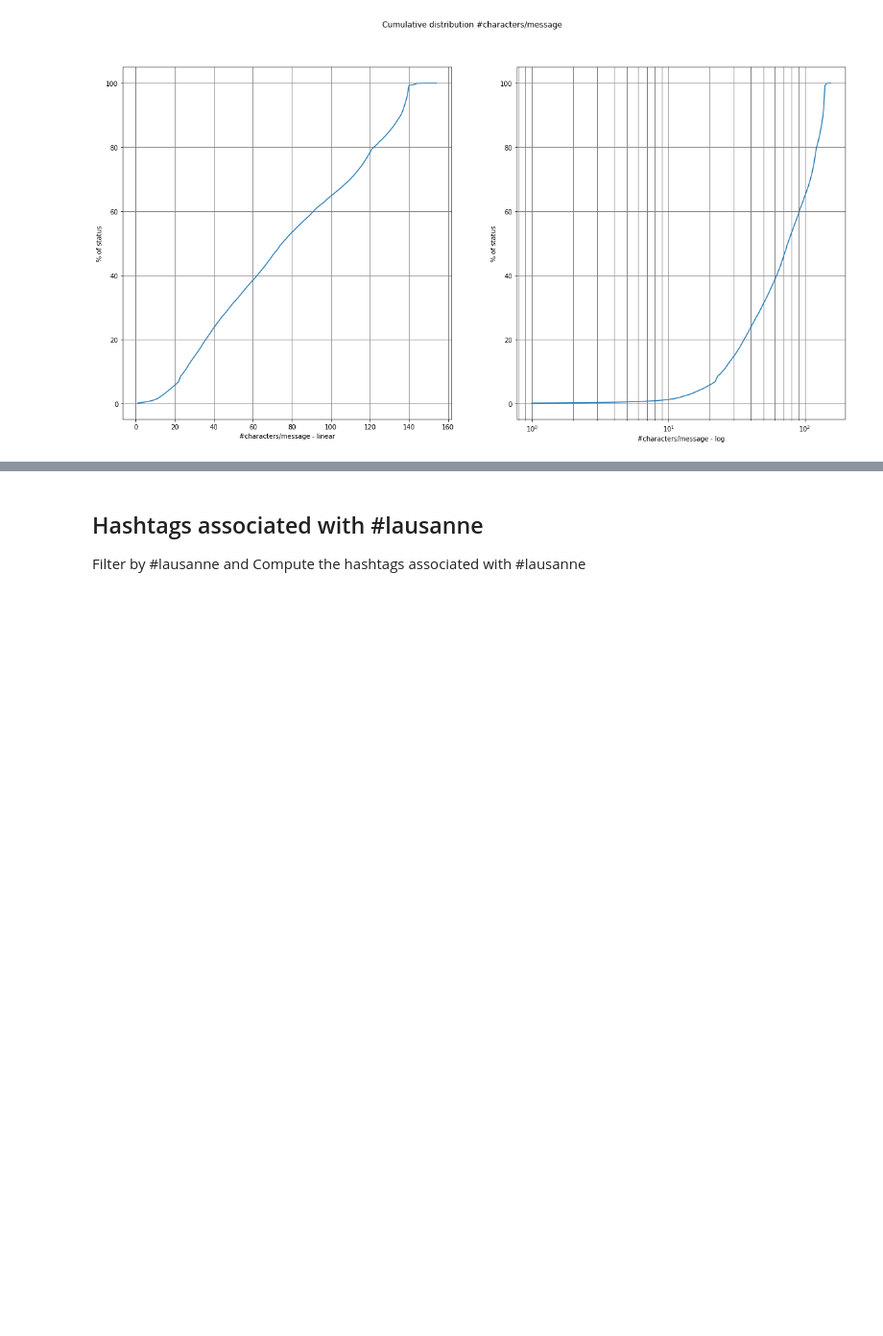
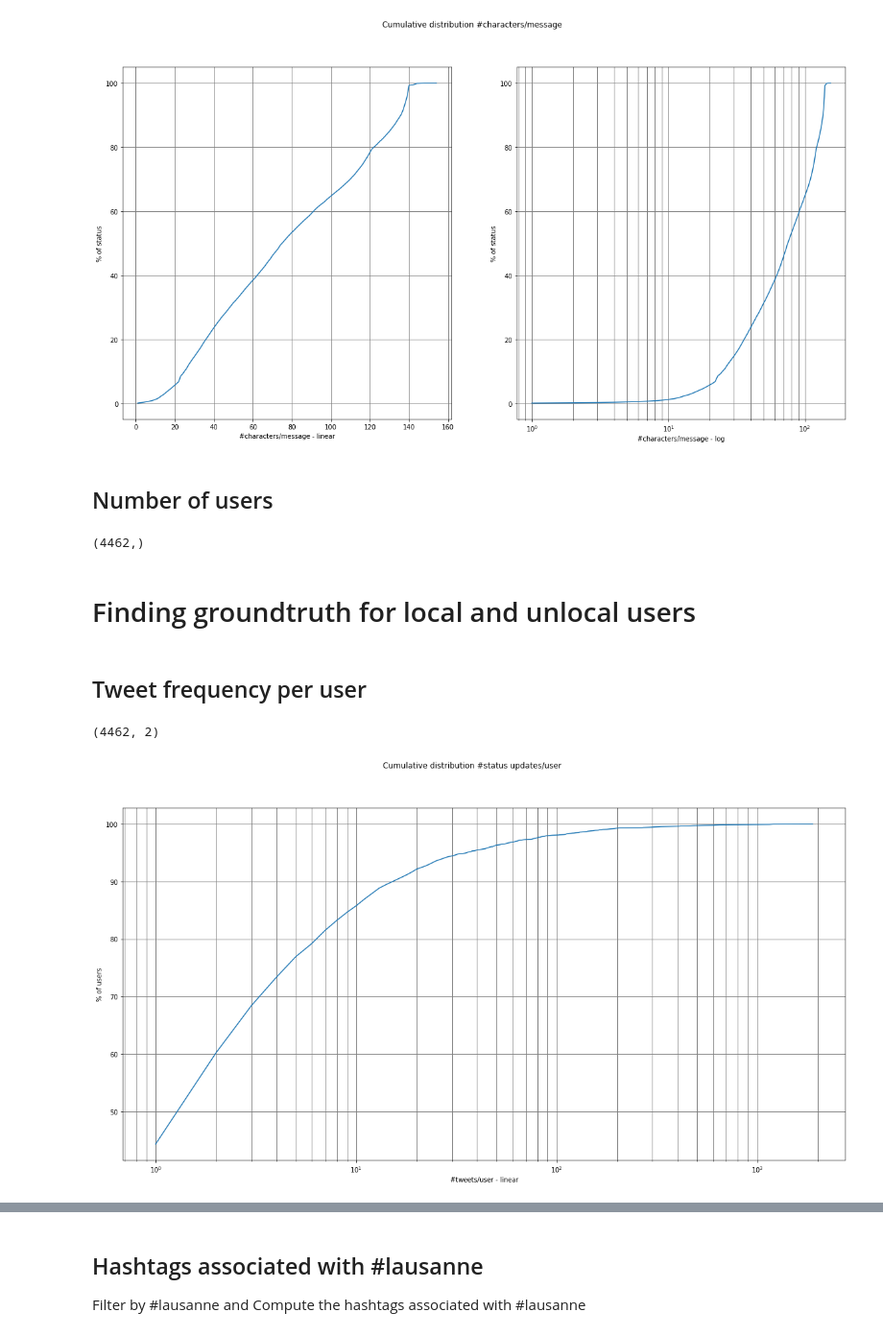
Before and after one commit to valstrl/CSM-project, a Jupyter notebook: CSM-project.ipynb, the cells around one changed output, grey strips where cells are left out. Shown at 96% size. Drawn from its saved outputs; the diff is of its cells as text; code cells hidden in the pictures; blank space fills up the shorter version.

```diff
--- a/CSM-project.ipynb
+++ b/CSM-project.ipynb
@@ -117,3 +121,32 @@ ax2.set_ylabel('% of status')
 ax2.grid(color='grey', linestyle='-', linewidth=1, axis='both', which='both')
 # %% [output]
 [figure]
+# %% [markdown]
+## Number of users
+# %%
+data['user_id'].unique().shape
+# %% [output]
+(4462,)
+# %% [markdown]
+# Finding groundtruth for local and unlocal users
+# %% [markdown]
+## Tweet frequency per user
+# %%
+tweet_freq= data.groupby(by='user_id').count()
+tweet_freq=tweet_freq['_id']
+tweet_freq=tweet_freq.reset_index().rename(columns={'_id': 'tweet count'})
+#tweet_freq.sort_values(by='tweet count')
+print(tweet_freq.shape)
+# %% [output]
+(4462, 2)
+# %%
+f, ax1 = plt.subplots(1, 1, figsize=(20,10))
+f.suptitle('Cumulative distribution #status updates/user')
+
+ax1.plot(pd.DataFrame(tweet_freq.sort_values(by='tweet count')).groupby('tweet count').count().cumsum()*100/tweet_freq.shape[0])
+ax1.set_xlabel('#tweets/user - linear')
+ax1.set_ylabel('% of users')
+ax1.set_xscale('log')
+ax1.grid(color='grey', linestyle='-', linewidth=1, axis='both', which='both')
+# %% [output]
+[figure, added]
```
Also changed, not shown: parts of 64 cells of this notebook.
